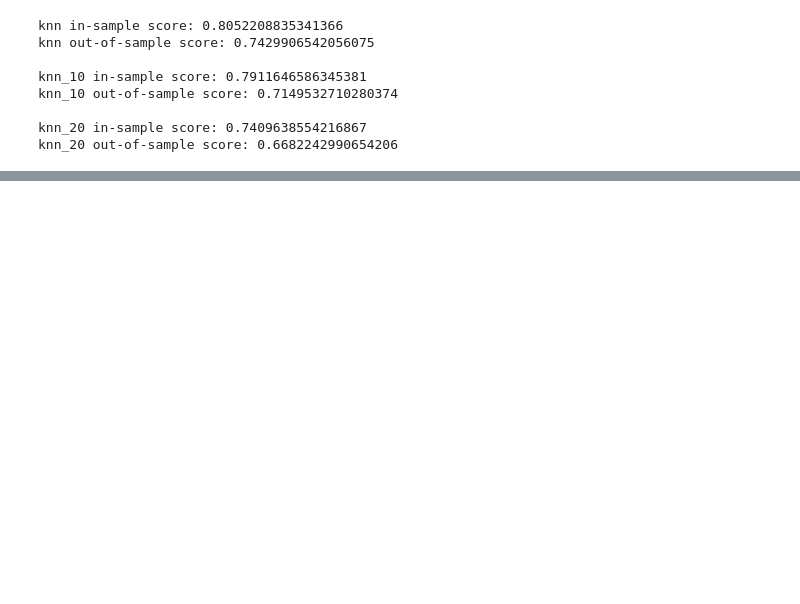
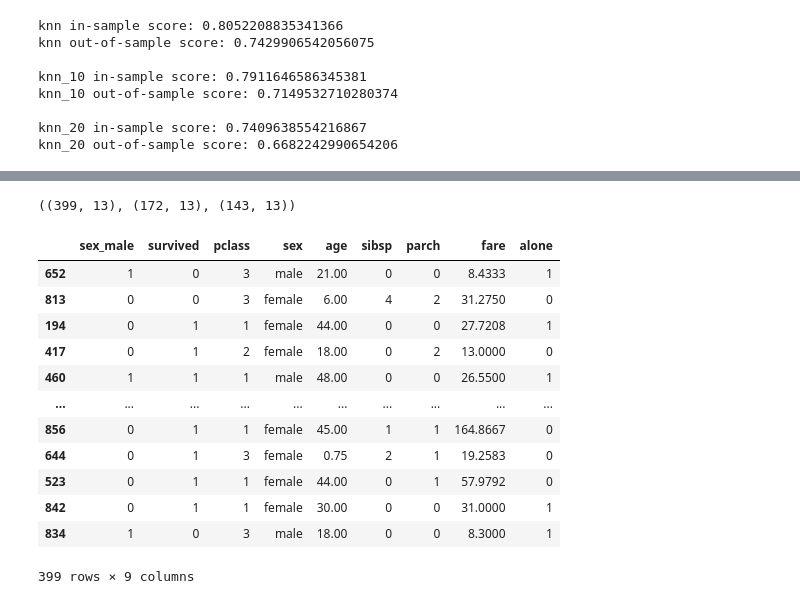
Before and after one commit to javahava1222/classification-exercises, a Jupyter notebook: model.ipynb, the cells around one changed output, grey strips where cells are left out. Drawn from its saved outputs; the diff is of its cells as text; code cells hidden in the pictures; blank space fills up the shorter version.

```diff
--- a/model.ipynb
+++ b/model.ipynb
@@ -418,0 +398,5 @@ knn_20 out-of-sample score: 0.6682242990654206
+# %%
+# In these exercises, we'll continue working with the titanic dataset and building logistic regression models.
+# Throughout this exercise, be sure you are training, evaluation, and comparing models on the train and validate datasets.
+# The test dataset should only be used for your final model.
+df = get_titanic_data()
@@ -418,0 +417,11 @@ knn_20 out-of-sample score: 0.6682242990654206
+# %%
+# For all of the models you create, choose a threshold that optimizes for accuracy.
+def prep_titanic(df):
+    df.drop_duplicates(inplace=True)
+    df = df.drop(columns=['deck', 'embarked', 'class','passenger_id'])
+    df['embark_town'] = df.embark_town.fillna(value='Southampton')
+    cat_col = [col for col in df.columns if df[col].dtypes == 'object']
+    dummy_df = pd.get_dummies(df[cat_col], dummy_na=False, drop_first = [True,True])
+    df = pd.concat([dummy_df, df], axis =1)
+    return df
+df = prep_titanic(df)
@@ -418,0 +451,3 @@ knn_20 out-of-sample score: 0.6682242990654206
+# %%
+df = df[df.age.notna()]
+df.info()
@@ -418,0 +475,34 @@ knn_20 out-of-sample score: 0.6682242990654206
+# %%
+
+train_validate, test = train_test_split(df, test_size=.2,
+                                            random_state=123,
+                                            stratify=df.survived)
+train, validate = train_test_split(train_validate, test_size=.3,
+                                                   random_state=123,
+                                                   stratify=train_validate.survived)
+train.shape, validate.shape, test.shape
+# %% [output]
+((399, 13), (172, 13), (143, 13))
+# %%
+# Do your work for these exercises in either a notebook or a python script named model within your classification-exercises repository.
+# Add, commit, and push your work.
+drops = ['embark_town', 'embark_town_Queenstown', 'embark_town_Southampton', 'Unnamed: 0']
+[dset.drop(columns=drops, inplace=True) for dset in [train, validate, test]]
+# Create a model that includes age in addition to fare and pclass. Does this model perform better than your baseline?
+x_cols= ['pclass','age','fare']
+y_cols = ['survived']
+train
+# %% [output]
+|  | sex_male | survived | pclass | sex | age | sibsp | parch | fare | alone |
+| 652 | 1 | 0 | 3 | male | 21.00 | 0 | 0 | 8.4333 | 1 |
+| 813 | 0 | 0 | 3 | female | 6.00 | 4 | 2 | 31.2750 | 0 |
+| 194 | 0 | 1 | 1 | female | 44.00 | 0 | 0 | 27.7208 | 1 |
+| 417 | 0 | 1 | 2 | female | 18.00 | 0 | 2 | 13.0000 | 0 |
+| 460 | 1 | 1 | 1 | male | 48.00 | 0 | 0 | 26.5500 | 1 |
+| ... | ... | ... | ... | ... | ... | ... | ... | ... | ... |
+| 856 | 0 | 1 | 1 | female | 45.00 | 1 | 1 | 164.8667 | 0 |
+| 644 | 0 | 1 | 3 | female | 0.75 | 2 | 1 | 19.2583 | 0 |
+| 523 | 0 | 1 | 1 | female | 44.00 | 0 | 1 | 57.9792 | 0 |
+| 842 | 0 | 1 | 1 | female | 30.00 | 0 | 0 | 31.0000 | 1 |
+| 834 | 1 | 0 | 3 | male | 18.00 | 0 | 0 | 8.3000 | 1 |
+399 rows × 9 columns
```
Also changed, not shown: parts of 19 cells of this notebook.
